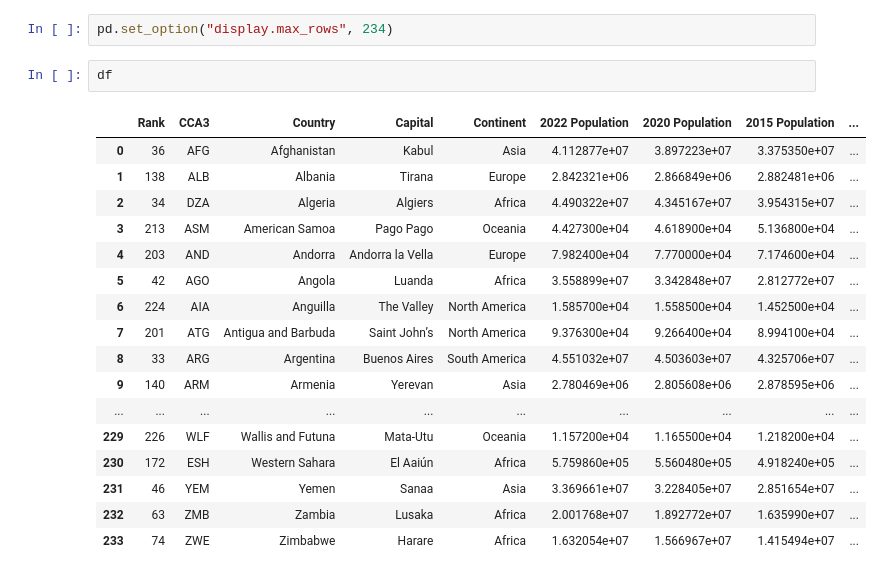
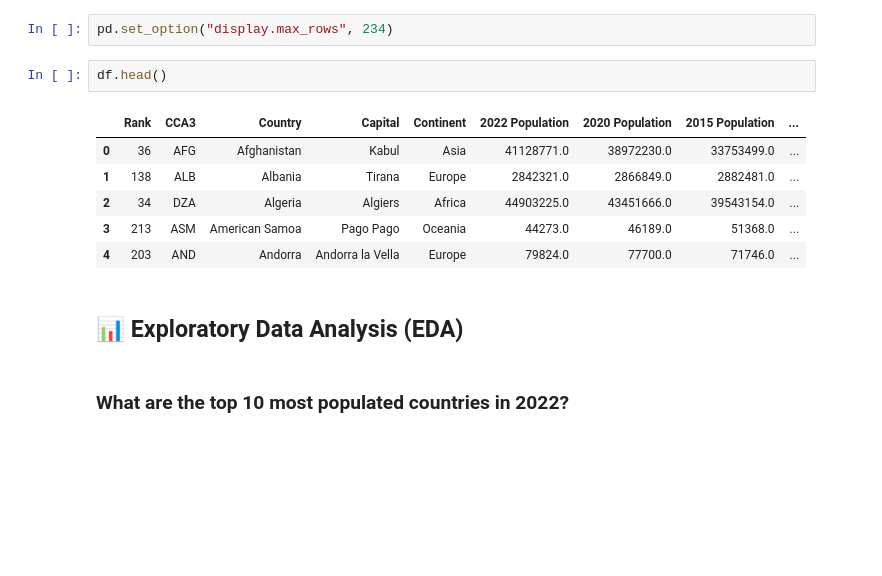
Before and after one commit to Octo-Data-Scientist/Data-Analysis, a Jupyter notebook: World Population/world_population.ipynb, the cells around one changed output. Cells and saved outputs as stored; diff of their text form; blank space fills up the shorter version.

```diff
--- a/World Population/world_population.ipynb
+++ b/World Population/world_population.ipynb
@@ -234,22 +244,15 @@ for x in df.index:
 # %%
 pd.set_option("display.max_rows", 234)
 # %%
-df
+df.head()
 # %% [output]
 |  | Rank | CCA3 | Country | Capital | Continent | 2022 Population | 2020 Population | 2015 Population | ... |
-| 0 | 36 | AFG | Afghanistan | Kabul | Asia | 4.112877e+07 | 3.897223e+07 | 3.375350e+07 | ... |
-| 1 | 138 | ALB | Albania | Tirana | Europe | 2.842321e+06 | 2.866849e+06 | 2.882481e+06 | ... |
-| 2 | 34 | DZA | Algeria | Algiers | Africa | 4.490322e+07 | 4.345167e+07 | 3.954315e+07 | ... |
-| 3 | 213 | ASM | American Samoa | Pago Pago | Oceania | 4.427300e+04 | 4.618900e+04 | 5.136800e+04 | ... |
-| 4 | 203 | AND | Andorra | Andorra la Vella | Europe | 7.982400e+04 | 7.770000e+04 | 7.174600e+04 | ... |
-| 5 | 42 | AGO | Angola | Luanda | Africa | 3.558899e+07 | 3.342848e+07 | 2.812772e+07 | ... |
-| 6 | 224 | AIA | Anguilla | The Valley | North America | 1.585700e+04 | 1.558500e+04 | 1.452500e+04 | ... |
-| 7 | 201 | ATG | Antigua and Barbuda | Saint John’s | North America | 9.376300e+04 | 9.266400e+04 | 8.994100e+04 | ... |
-| 8 | 33 | ARG | Argentina | Buenos Aires | South America | 4.551032e+07 | 4.503603e+07 | 4.325706e+07 | ... |
-| 9 | 140 | ARM | Armenia | Yerevan | Asia | 2.780469e+06 | 2.805608e+06 | 2.878595e+06 | ... |
-| ... | ... | ... | ... | ... | ... | ... | ... | ... | ... |
-| 229 | 226 | WLF | Wallis and Futuna | Mata-Utu | Oceania | 1.157200e+04 | 1.165500e+04 | 1.218200e+04 | ... |
-| 230 | 172 | ESH | Western Sahara | El Aaiún | Africa | 5.759860e+05 | 5.560480e+05 | 4.918240e+05 | ... |
-| 231 | 46 | YEM | Yemen | Sanaa | Asia | 3.369661e+07 | 3.228405e+07 | 2.851654e+07 | ... |
-| 232 | 63 | ZMB | Zambia | Lusaka | Africa | 2.001768e+07 | 1.892772e+07 | 1.635990e+07 | ... |
-| 233 | 74 | ZWE | Zimbabwe | Harare | Africa | 1.632054e+07 | 1.566967e+07 | 1.415494e+07 | ... |
+| 0 | 36 | AFG | Afghanistan | Kabul | Asia | 41128771.0 | 38972230.0 | 33753499.0 | ... |
+| 1 | 138 | ALB | Albania | Tirana | Europe | 2842321.0 | 2866849.0 | 2882481.0 | ... |
+| 2 | 34 | DZA | Algeria | Algiers | Africa | 44903225.0 | 43451666.0 | 39543154.0 | ... |
+| 3 | 213 | ASM | American Samoa | Pago Pago | Oceania | 44273.0 | 46189.0 | 51368.0 | ... |
+| 4 | 203 | AND | Andorra | Andorra la Vella | Europe | 79824.0 | 77700.0 | 71746.0 | ... |
+# %% [markdown]
+## 📊 Exploratory Data Analysis (EDA)
+# %% [markdown]
+### What are the top 10 most populated countries in 2022?
```
Also changed, not shown: parts of 29 cells of this notebook.
